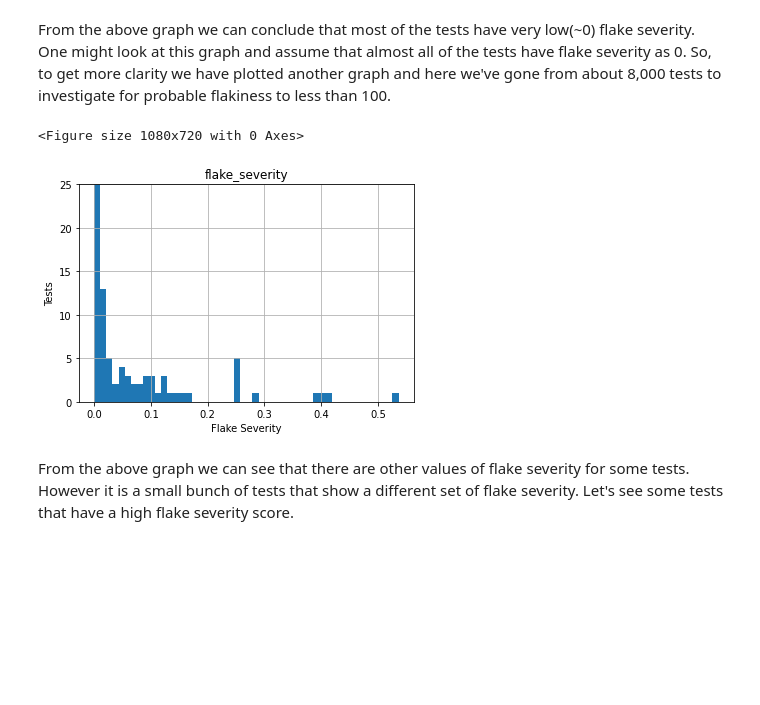
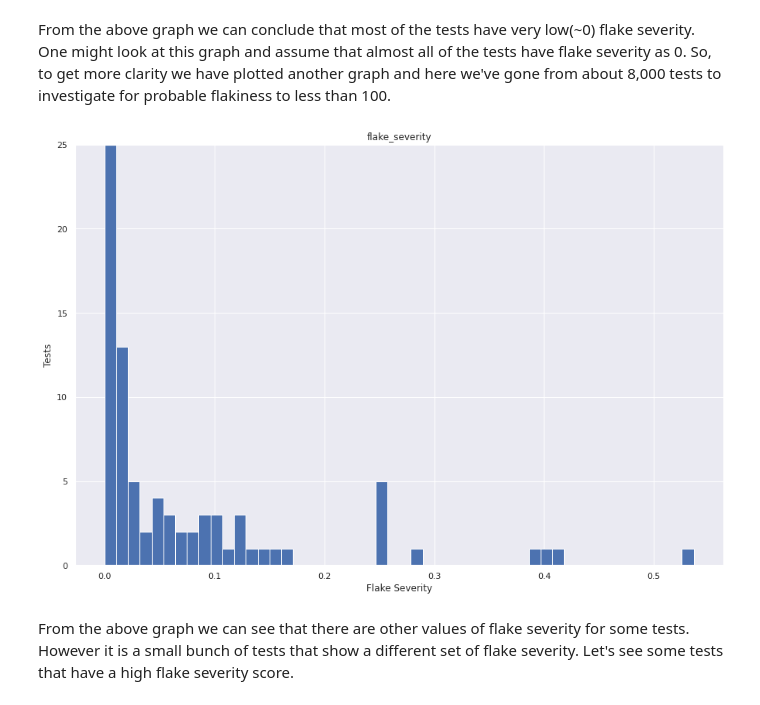
Before and after one commit to aicoe-aiops/ocp-ci-analysis, a Jupyter notebook: notebooks/data-sources/TestGrid/metrics/number_of_flakes.ipynb, the cells around one changed output. Cells and saved outputs as stored; diff of their text form; code cells hidden in the pictures; blank space fills up the shorter version.

```diff
--- a/notebooks/data-sources/TestGrid/metrics/number_of_flakes.ipynb
+++ b/notebooks/data-sources/TestGrid/metrics/number_of_flakes.ipynb
@@ -127,11 +52,11 @@ def testgrid_labelwise_encoding(data, label):
 unrolled_list = testgrid_labelwise_encoding(testgrid_data, 13)
 # %%
 # Convert to dataframe
-df_csv = pd.DataFrame(
+df = pd.DataFrame(
     unrolled_list,
     columns=["timestamp", "tab", "grid", "test", "test_duration", "flake"],
 )
-df_csv.head()
+df.head()
 # %% [output]
 |  | timestamp | tab | grid | test | test_duration | flake |
 | 0 | 2021-03-15 23:40:20 | "redhat-assisted-installer" | periodic-ci-openshift-release-mas... | Overall | 80.283333 | False |
@@ -156,7 +81,7 @@ df_flake_severity.describe()
 ## or flake rate by tests
 ## Moving forward, this will be aggregated in Superset
 ## For the sake of completeness, it is implmented here
-flake_severity = df_csv.groupby("test").flake.mean().reset_index()
+flake_severity = df.groupby("test").flake.mean().reset_index()
 flake_severity.rename(columns={"flake": "flake_severity"}, inplace=True)
 flake_severity
 # %% [output]
@@ -176,5 +104,5 @@ flake_severity
 # %%
-plt.figure(figsize=((15, 10)))
+sns.set(rc={"figure.figsize": (15, 10)})
 flake_severity.hist()
 plt.ylabel("Tests")
 plt.xlabel("Flake Severity")
@@ -185,15 +112,14 @@ plt.show()
 # %% [markdown]
 From the above graph we can conclude that most of the tests have very low(~0) flake severity. One might look at this graph and assume that almost all of the tests have flake severity as 0. So, to get more clarity we have plotted another graph and here we've gone from about 8,000 tests to investigate for probable flakiness to less than 100.
 # %%
-plt.figure(figsize=((15, 10)))
+sns.set(rc={"figure.figsize": (15, 10)})
 flake_severity.hist(bins=50)
 plt.ylabel("Tests")
 plt.xlabel("Flake Severity")
 plt.ylim((0, 25))
 plt.show()
 # %% [output]
-<Figure size 1080x720 with 0 Axes>
-[figure, old version]
+[figure, new version]
 # %% [markdown]
 From the above graph we can see that there are other values of flake severity for some tests. However it is a small bunch of tests that show a different set of flake severity. Let's see some tests that have a high flake severity score.
 # %% [markdown]
```
Also changed, not shown: parts of 18 cells of this notebook, 3 other files.
